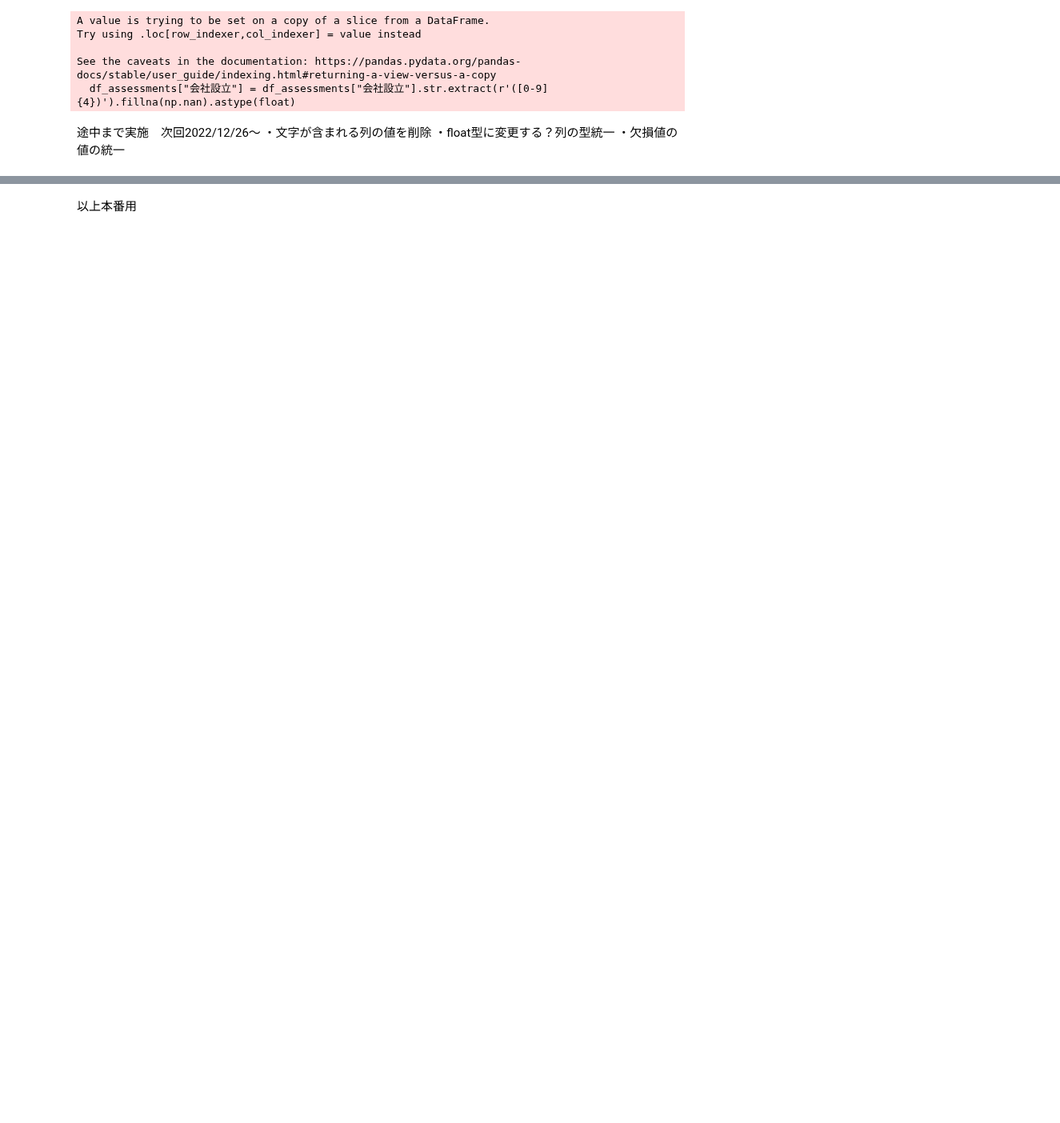
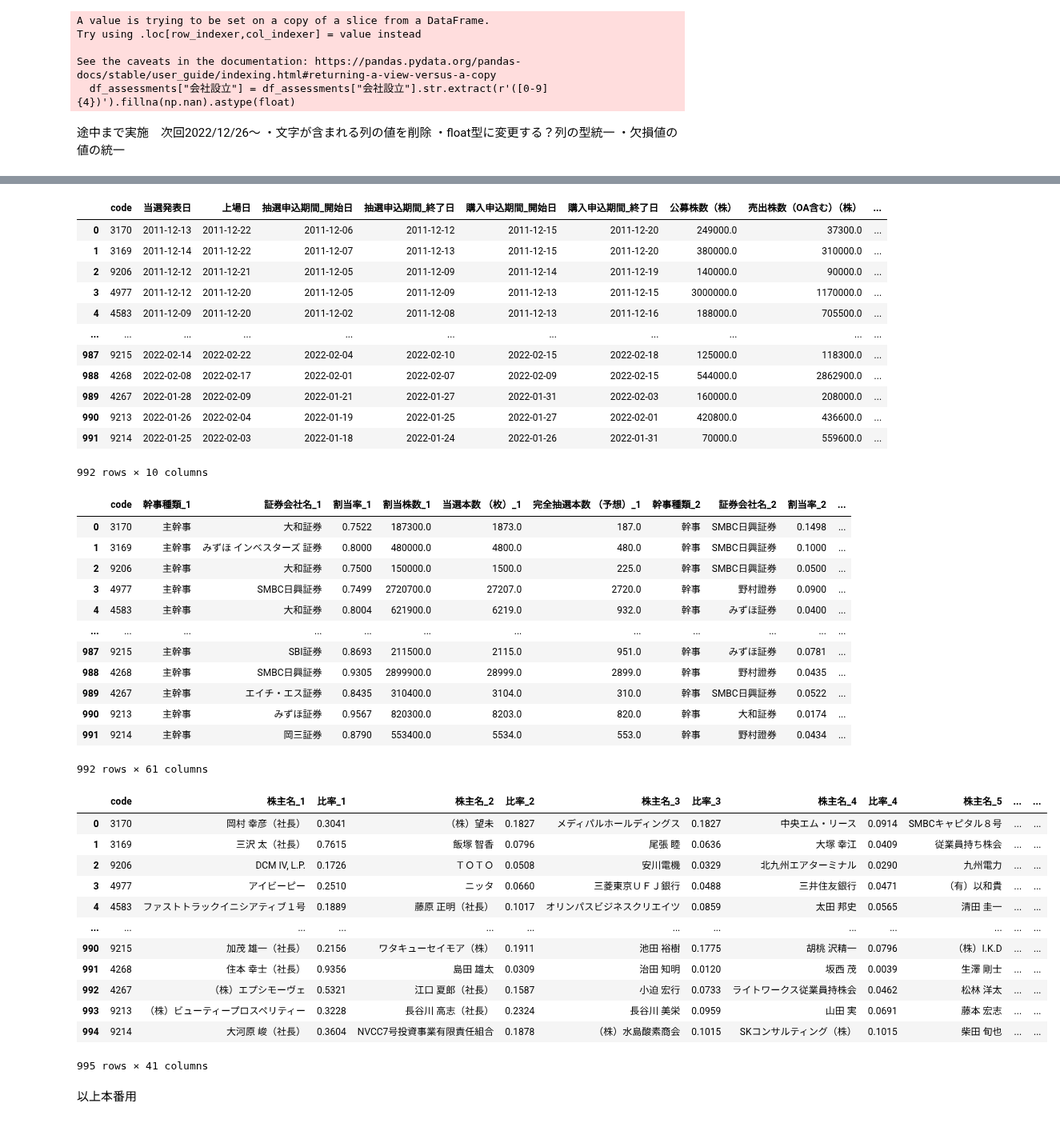
Before and after one commit to ryota1215/stock_tools, a Jupyter notebook: notebook/scraping_ipo.ipynb, the cells around one changed output, grey strips where cells are left out. Shown at 80% size. Saved outputs shown, nothing was run; the diff lists cells and outputs as text; code cells hidden in the pictures; blank space fills up the shorter version.

```diff
--- a/notebook/scraping_ipo.ipynb
+++ b/notebook/scraping_ipo.ipynb
@@ -455,7 +334,7 @@ df_company_01['ロックアップ条件文字列_1_ロックアップ倍率'] =
 df_company_01['ロックアップ条件文字列_2_ロックアップ倍率'] = df_company_01['ロックアップ条件文字列_2'].apply(lambda x: re.search(r'([0-9]+\.[0-9]+)倍', x).group(1) if re.search(r'([0-9]+\.[0-9]+)倍', x) else "")
 df_company_01['ロックアップ条件文字列_3_ロックアップ倍率'] = df_company_01['ロックアップ条件文字列_3'].apply(lambda x: re.search(r'([0-9]+\.[0-9]+)倍', x).group(1) if re.search(r'([0-9]+\.[0-9]+)倍', x) else "")
 # 自然言語処理で文字列から名詞のみを抽出　spacy　ja_ginza
-def word_extract(x):
+def word_extract(x,nlp):
     text = x
     # 対しという文字列以降は名詞抜き出し不必要なので削除
     text = text.split(r"対")[0]
@@ -472,9 +351,9 @@ def word_extract(x):
     # https://yu-nix.com/archives/spacy-nouns/
     return token_list
 nlp = spacy.load('ja_ginza')
-df_company_01['ロックアップ条件文字列_1_名詞抽出'] = df_company_01['ロックアップ条件文字列_1'].apply(word_extract)
-df_company_01['ロックアップ条件文字列_2_名詞抽出'] = df_company_01['ロックアップ条件文字列_2'].apply(word_extract)
-df_company_01['ロックアップ条件文字列_1_削除フラグ_削除名詞'] = df_company_01['ロックアップ条件文字列_1_削除フラグ_削除名詞'].apply(word_extract)
+df_company_01['ロックアップ条件文字列_1_名詞抽出'] = df_company_01['ロックアップ条件文字列_1'].apply(word_extract,nlp=nlp)
+df_company_01['ロックアップ条件文字列_2_名詞抽出'] = df_company_01['ロックアップ条件文字列_2'].apply(word_extract,nlp=nlp)
+df_company_01['ロックアップ条件文字列_1_削除フラグ_削除名詞'] = df_company_01['ロックアップ条件文字列_1_削除フラグ_削除名詞'].apply(word_extract,nlp=nlp)
 df_scraping_evaluation[df_company_01.columns] = df_company_01
 # %%
 # 3
@@ -898,8 +774,12 @@ df_shareholders[columns_with_比率] = df_shareholders[columns_with_比率].appl
 df_shareholders[columns_with_ロックアップ1] = df_shareholders[columns_with_ロックアップ1].applymap(str)
 # 分割　ロックアップ解除の列二つ作成　日の前の数値、倍の前の値をとっている　要文字列削除
 for column in columns_with_ロックアップ1:
-    df_shareholders[column + '_解除日数'] = df_shareholders[column].str.split('日').str[0]
-    df_shareholders[column + '_解除倍率'] = df_shareholders[column].str.split('日').str[-1]
+    df_shareholders[column + '_解除日数'] = df_shareholders[column]
+    df_shareholders.loc[df_shareholders[column].str.contains("日"), column + '_解除日数'] = df_shareholders[column].str.split("日").str[0]
+    df_shareholders.loc[~df_shareholders[column].str.contains("日"), column + '_解除日数'] = ""
+    df_shareholders[column + '_解除倍率'] = df_shareholders[column]
+    df_shareholders.loc[df_shareholders[column].str.contains("倍"), column + '_解除倍率'] = df_shareholders[column].str.split("日").str[-1]
+    df_shareholders.loc[~df_shareholders[column].str.contains("倍"), column + '_解除倍率'] = ""
 # グループ追加
 column_names = df_shareholders.columns.tolist()
 columns_with_解除日数 = [column_name for column_name in column_names if '_解除日数' in column_name]
@@ -921,6 +801,7 @@ df_shareholders = df_shareholders.drop(labels=columns_with_ロックアップ2,
 # %%
 # ロックアップ期間倍率出力用df作成
 df_scraping_rockup = pd.merge(df_shareholders,df_company_01 , on="code", how="inner")
+df_scraping_rockup = df_scraping_rockup.copy()
 # コメント1行目の処理（全銘柄ロックアップ期間適用a、特定株主適用b、特定株主削除c）
 for number in list(range(1,11)):
     # ロックアップ日数の処理
@@ -963,7 +844,7 @@ for number in list(range(1,11)):
     # ロックアップ日数の処理
     # ロックアップ「株主」という文字がはいっているもので日数がまだ未入力のもののみ日数を入力する
     all_match = np.where(df_scraping_rockup["ロックアップ条件文字列_2_全株主適用フラグ"],df_scraping_rockup["ロックアップ条件文字列_2_ロックアップ日数"],df_scraping_rockup[f"rockup_{number}_c"])
-    df_scraping_rockup[f"rockup_{number}_d"] = np.where(df_scraping_rockup[f"rockup_{number}_c"].isnull().values,insert_word, df_scraping_rockup[f"rockup_{number}_c"].values)
+    df_scraping_rockup[f"rockup_{number}_d"] = np.where(df_scraping_rockup[f"rockup_{number}_c"].isnull().values,all_match, df_scraping_rockup[f"rockup_{number}_c"].values)
     # キーワード文字がはいっているものは日数を入力する isnullで空欄のところのみに適用している
     insert_list = []
     # 欠損値を空欄のstr型に変更
@@ -979,7 +860,7 @@ for number in list(range(1,11)):
 
     # ロックアップ倍率の処理
     all_match = np.where(df_scraping_rockup["ロックアップ条件文字列_2_全株主適用フラグ"],df_scraping_rockup["ロックアップ条件文字列_2_ロックアップ倍率"],df_scraping_rockup[f"rockup_per_{number}_c"])
-    df_scraping_rockup[f"rockup_per_{number}_d"] = np.where(df_scraping_rockup[f"rockup_per_{number}_c"].isnull().values,insert_word, df_scraping_rockup[f"rockup_per_{number}_c"].values)
+    df_scraping_rockup[f"rockup_per_{number}_d"] = np.where(df_scraping_rockup[f"rockup_per_{number}_c"].isnull().values,all_match, df_scraping_rockup[f"rockup_per_{number}_c"].values)
     insert_word = np.where(insert_list, df_scraping_rockup["ロックアップ条件文字列_2_ロックアップ倍率"].values, df_scraping_rockup[f"rockup_per_{number}_d"].values)
     df_scraping_rockup[f"rockup_per_{number}_e"] = np.where(df_scraping_rockup[f"rockup_per_{number}_d"].isnull().values,insert_word, df_scraping_rockup[f"rockup_per_{number}_d"].values)
 
@@ -1027,8 +892,8 @@ df_scraping_rockup
 # %%
-print(df_assessments)
-print(df_schedule)
-print(df_underwriters)
-print(df_shareholders)
+display(df_assessments)
+display(df_schedule)
+display(df_underwriters)
+display(df_shareholders)
 
 # 出力先はどこ？
 # df_scraping_all.to_csv(r"C:\Users\xxp2p\OneDrive\デスクトップ\df_scraping_all3.csv", encoding='utf-8_sig',index=False)
@@ -1053,2 +914,41 @@ print(df_shareholders)
+|  | code | 当選発表日 | 上場日 | 抽選申込期間_開始日 | 抽選申込期間_終了日 | 購入申込期間_開始日 | 購入申込期間_終了日 | 公募株数（株） | 売出株数（OA含む）（株） | ... |
+| 0 | 3170 | 2011-12-13 | 2011-12-22 | 2011-12-06 | 2011-12-12 | 2011-12-15 | 2011-12-20 | 249000.0 | 37300.0 | ... |
+| 1 | 3169 | 2011-12-14 | 2011-12-22 | 2011-12-07 | 2011-12-13 | 2011-12-15 | 2011-12-20 | 380000.0 | 310000.0 | ... |
+| 2 | 9206 | 2011-12-12 | 2011-12-21 | 2011-12-05 | 2011-12-09 | 2011-12-14 | 2011-12-19 | 140000.0 | 90000.0 | ... |
+| 3 | 4977 | 2011-12-12 | 2011-12-20 | 2011-12-05 | 2011-12-09 | 2011-12-13 | 2011-12-15 | 3000000.0 | 1170000.0 | ... |
+| 4 | 4583 | 2011-12-09 | 2011-12-20 | 2011-12-02 | 2011-12-08 | 2011-12-13 | 2011-12-16 | 188000.0 | 705500.0 | ... |
+| ... | ... | ... | ... | ... | ... | ... | ... | ... | ... | ... |
+| 987 | 9215 | 2022-02-14 | 2022-02-22 | 2022-02-04 | 2022-02-10 | 2022-02-15 | 2022-02-18 | 125000.0 | 118300.0 | ... |
+| 988 | 4268 | 2022-02-08 | 2022-02-17 | 2022-02-01 | 2022-02-07 | 2022-02-09 | 2022-02-15 | 544000.0 | 2862900.0 | ... |
+| 989 | 4267 | 2022-01-28 | 2022-02-09 | 2022-01-21 | 2022-01-27 | 2022-01-31 | 2022-02-03 | 160000.0 | 208000.0 | ... |
+| 990 | 9213 | 2022-01-26 | 2022-02-04 | 2022-01-19 | 2022-01-25 | 2022-01-27 | 2022-02-01 | 420800.0 | 436600.0 | ... |
+| 991 | 9214 | 2022-01-25 | 2022-02-03 | 2022-01-18 | 2022-01-24 | 2022-01-26 | 2022-01-31 | 70000.0 | 559600.0 | ... |
+992 rows × 10 columns
+|  | code | 幹事種類_1 | 証券会社名_1 | 割当率_1 | 割当株数_1 | 当選本数 （枚）_1 | 完全抽選本数 （予想）_1 | 幹事種類_2 | 証券会社名_2 | 割当率_2 | ... |
+| 0 | 3170 | 主幹事 | 大和証券 | 0.7522 | 187300.0 | 1873.0 | 187.0 | 幹事 | SMBC日興証券 | 0.1498 | ... |
+| 1 | 3169 | 主幹事 | みずほ インベスターズ 証券 | 0.8000 | 480000.0 | 4800.0 | 480.0 | 幹事 | SMBC日興証券 | 0.1000 | ... |
+| 2 | 9206 | 主幹事 | 大和証券 | 0.7500 | 150000.0 | 1500.0 | 225.0 | 幹事 | SMBC日興証券 | 0.0500 | ... |
+| 3 | 4977 | 主幹事 | SMBC日興証券 | 0.7499 | 2720700.0 | 27207.0 | 2720.0 | 幹事 | 野村證券 | 0.0900 | ... |
+| 4 | 4583 | 主幹事 | 大和証券 | 0.8004 | 621900.0 | 6219.0 | 932.0 | 幹事 | みずほ証券 | 0.0400 | ... |
+| ... | ... | ... | ... | ... | ... | ... | ... | ... | ... | ... | ... |
+| 987 | 9215 | 主幹事 | SBI証券 | 0.8693 | 211500.0 | 2115.0 | 951.0 | 幹事 | みずほ証券 | 0.0781 | ... |
+| 988 | 4268 | 主幹事 | SMBC日興証券 | 0.9305 | 2899900.0 | 28999.0 | 2899.0 | 幹事 | 野村證券 | 0.0435 | ... |
+| 989 | 4267 | 主幹事 | エイチ・エス証券 | 0.8435 | 310400.0 | 3104.0 | 310.0 | 幹事 | SMBC日興証券 | 0.0522 | ... |
+| 990 | 9213 | 主幹事 | みずほ証券 | 0.9567 | 820300.0 | 8203.0 | 820.0 | 幹事 | 大和証券 | 0.0174 | ... |
+| 991 | 9214 | 主幹事 | 岡三証券 | 0.8790 | 553400.0 | 5534.0 | 553.0 | 幹事 | 野村證券 | 0.0434 | ... |
+992 rows × 61 columns
+|  | code | 株主名_1 | 比率_1 | 株主名_2 | 比率_2 | 株主名_3 | 比率_3 | 株主名_4 | 比率_4 | 株主名_5 | ... | ... |
+| 0 | 3170 | 岡村 幸彦（社長） | 0.3041 | （株）望未 | 0.1827 | メディパルホールディングス | 0.1827 | 中央エム・リース | 0.0914 | SMBCキャピタル８号 | ... | ... |
+| 1 | 3169 | 三沢 太（社長） | 0.7615 | 飯塚 智香 | 0.0796 | 尾張 睦 | 0.0636 | 大塚 幸江 | 0.0409 | 従業員持ち株会 | ... | ... |
+| 2 | 9206 | DCM IV, L.P. | 0.1726 | ＴＯＴＯ | 0.0508 | 安川電機 | 0.0329 | 北九州エアターミナル | 0.0290 | 九州電力 | ... | ... |
+| 3 | 4977 | アイビーピー | 0.2510 | ニッタ | 0.0660 | 三菱東京ＵＦＪ銀行 | 0.0488 | 三井住友銀行 | 0.0471 | （有）以和貴 | ... | ... |
+| 4 | 4583 | ファストトラックイニシアティブ１号 | 0.1889 | 藤原 正明（社長） | 0.1017 | オリンパスビジネスクリエイツ | 0.0859 | 太田 邦史 | 0.0565 | 清田 圭一 | ... | ... |
+| ... | ... | ... | ... | ... | ... | ... | ... | ... | ... | ... | ... | ... |
+| 990 | 9215 | 加茂 雄一（社長） | 0.2156 | ワタキューセイモア（株） | 0.1911 | 池田 裕樹 | 0.1775 | 胡桃 沢精一 | 0.0796 | （株）I.K.D | ... | ... |
+| 991 | 4268 | 住本 幸士（社長） | 0.9356 | 島田 雄太 | 0.0309 | 治田 知明 | 0.0120 | 坂西 茂 | 0.0039 | 生澤 剛士 | ... | ... |
+| 992 | 4267 | （株）エプシモーヴェ | 0.5321 | 江口 夏郎（社長） | 0.1587 | 小迫 宏行 | 0.0733 | ライトワークス従業員持株会 | 0.0462 | 松林 洋太 | ... | ... |
+| 993 | 9213 | （株）ビューティープロスペリティー | 0.3228 | 長谷川 高志（社長） | 0.2324 | 長谷川 美栄 | 0.0959 | 山田 実 | 0.0691 | 藤本 宏志 | ... | ... |
+| 994 | 9214 | 大河原 峻（社長） | 0.3604 | NVCC7号投資事業有限責任組合 | 0.1878 | （株）水島酸素商会 | 0.1015 | SKコンサルティング（株） | 0.1015 | 柴田 旬也 | ... | ... |
+995 rows × 41 columns
 # %% [markdown]
 以上本番用
```
Also changed, not shown: parts of 7 cells of this notebook.
